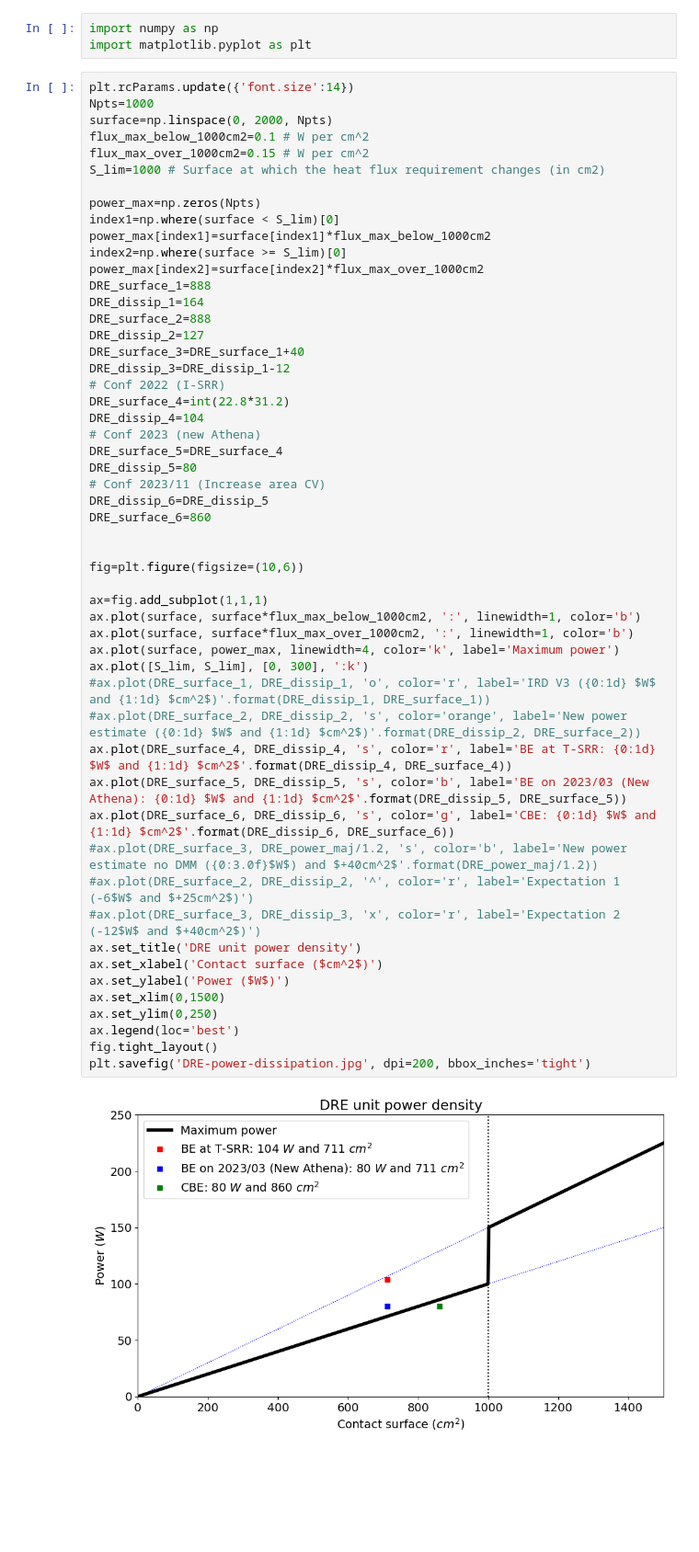
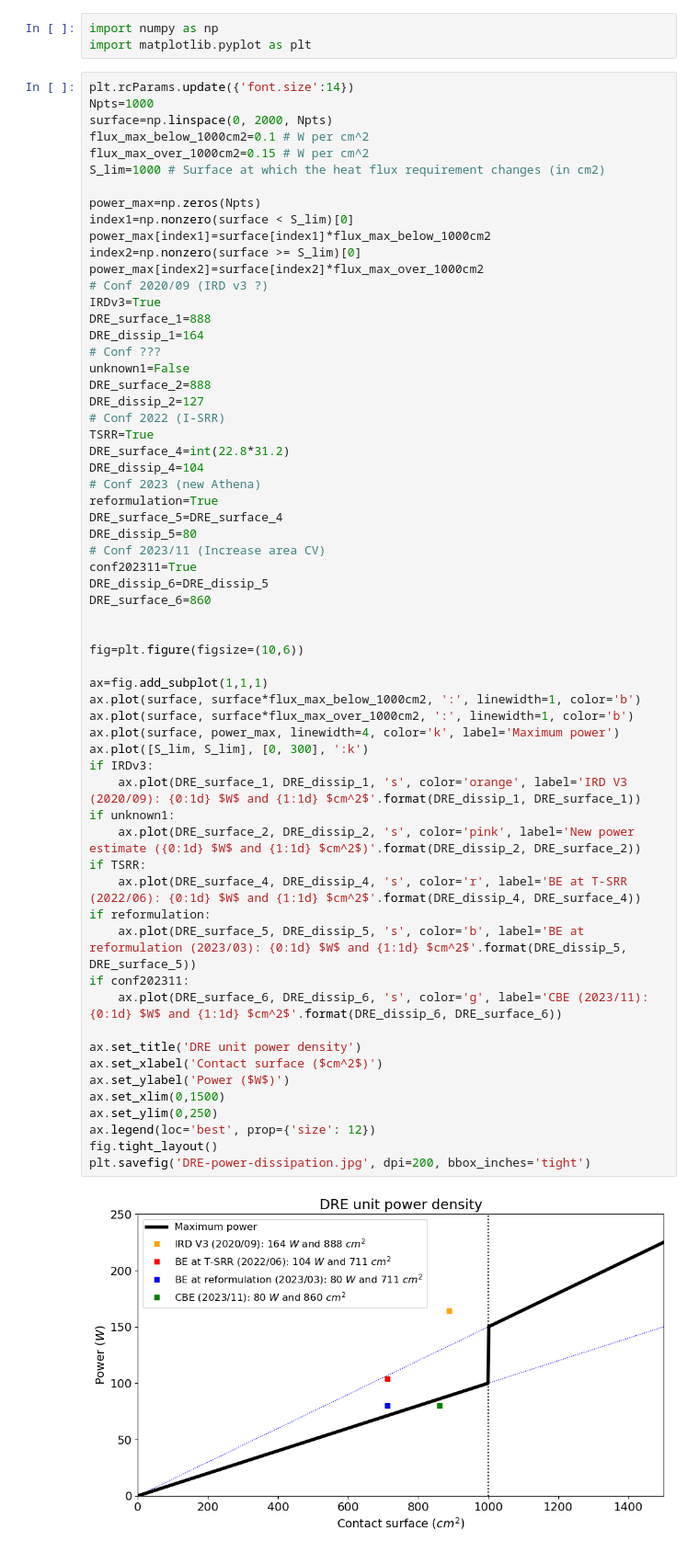
Before and after one commit to LaurentRavera/MyTechNotes, a Jupyter notebook: DRE_thermal/DRE_thermal_dissipation.ipynb, the cells around one changed output. Shown at 92% size. Drawn from its saved outputs; the diff is of its cells as text; blank space fills up the shorter version.

Commit message:
2023/11/21 * DRE thermal dissipation updated * Potential area increase of the CV taken into account

```diff
--- a/DRE_thermal/DRE_thermal_dissipation.ipynb
+++ b/DRE_thermal/DRE_thermal_dissipation.ipynb
@@ -24,49 +24,57 @@ flux_max_over_1000cm2=0.15 # W per cm^2
 S_lim=1000 # Surface at which the heat flux requirement changes (in cm2)
 
 power_max=np.zeros(Npts)
-index1=np.where(surface < S_lim)[0]
+index1=np.nonzero(surface < S_lim)[0]
 power_max[index1]=surface[index1]*flux_max_below_1000cm2
-index2=np.where(surface >= S_lim)[0]
+index2=np.nonzero(surface >= S_lim)[0]
 power_max[index2]=surface[index2]*flux_max_over_1000cm2
+# Conf 2020/09 (IRD v3 ?)
+IRDv3=True
 DRE_surface_1=888
 DRE_dissip_1=164
+# Conf ???
+unknown1=False
 DRE_surface_2=888
 DRE_dissip_2=127
-DRE_surface_3=DRE_surface_1+40
-DRE_dissip_3=DRE_dissip_1-12
 # Conf 2022 (I-SRR)
+TSRR=True
 DRE_surface_4=int(22.8*31.2)
 DRE_dissip_4=104
 # Conf 2023 (new Athena)
+reformulation=True
 DRE_surface_5=DRE_surface_4
 DRE_dissip_5=80
 # Conf 2023/11 (Increase area CV)
+conf202311=True
 DRE_dissip_6=DRE_dissip_5
 DRE_surface_6=860
 
 
 fig=plt.figure(figsize=(10,6))
 
 ax=fig.add_subplot(1,1,1)
 ax.plot(surface, surface*flux_max_below_1000cm2, ':', linewidth=1, color='b')
 ax.plot(surface, surface*flux_max_over_1000cm2, ':', linewidth=1, color='b')
 ax.plot(surface, power_max, linewidth=4, color='k', label='Maximum power')
 ax.plot([S_lim, S_lim], [0, 300], ':k')
-#ax.plot(DRE_surface_1, DRE_dissip_1, 'o', color='r', label='IRD V3 ({0:1d} $W$ and {1:1d} $cm^2$)'.format(DRE_dissip_1, DRE_surface_1))
-#ax.plot(DRE_surface_2, DRE_dissip_2, 's', color='orange', label='New power estimate ({0:1d} $W$ and {1:1d} $cm^2$)'.format(DRE_dissip_2, DRE_surface_2))
-ax.plot(DRE_surface_4, DRE_dissip_4, 's', color='r', label='BE at T-SRR: {0:1d} $W$ and {1:1d} $cm^2$'.format(DRE_dissip_4, DRE_surface_4))
-ax.plot(DRE_surface_5, DRE_dissip_5, 's', color='b', label='BE on 2023/03 (New Athena): {0:1d} $W$ and {1:1d} $cm^2$'.format(DRE_dissip_5, DRE_surface_5))
-ax.plot(DRE_surface_6, DRE_dissip_6, 's', color='g', label='CBE: {0:1d} $W$ and {1:1d} $cm^2$'.format(DRE_dissip_6, DRE_surface_6))
-#ax.plot(DRE_surface_3, DRE_power_maj/1.2, 's', color='b', label='New power estimate no DMM ({0:3.0f}$W$) and $+40cm^2$'.format(DRE_power_maj/1.2))
-#ax.plot(DRE_surface_2, DRE_dissip_2, '^', color='r', label='Expectation 1 (-6$W$ and $+25cm^2$)')
-#ax.plot(DRE_surface_3, DRE_dissip_3, 'x', color='r', label='Expectation 2 (-12$W$ and $+40cm^2$)')
+if IRDv3:
+    ax.plot(DRE_surface_1, DRE_dissip_1, 's', color='orange', label='IRD V3 (2020/09): {0:1d} $W$ and {1:1d} $cm^2$'.format(DRE_dissip_1, DRE_surface_1))
+if unknown1:
+    ax.plot(DRE_surface_2, DRE_dissip_2, 's', color='pink', label='New power estimate ({0:1d} $W$ and {1:1d} $cm^2$)'.format(DRE_dissip_2, DRE_surface_2))
+if TSRR:
+    ax.plot(DRE_surface_4, DRE_dissip_4, 's', color='r', label='BE at T-SRR (2022/06): {0:1d} $W$ and {1:1d} $cm^2$'.format(DRE_dissip_4, DRE_surface_4))
+if reformulation:
+    ax.plot(DRE_surface_5, DRE_dissip_5, 's', color='b', label='BE at reformulation (2023/03): {0:1d} $W$ and {1:1d} $cm^2$'.format(DRE_dissip_5, DRE_surface_5))
+if conf202311:
+    ax.plot(DRE_surface_6, DRE_dissip_6, 's', color='g', label='CBE (2023/11): {0:1d} $W$ and {1:1d} $cm^2$'.format(DRE_dissip_6, DRE_surface_6))
+
 ax.set_title('DRE unit power density')
 ax.set_xlabel('Contact surface ($cm^2$)')
 ax.set_ylabel('Power ($W$)')
 ax.set_xlim(0,1500)
 ax.set_ylim(0,250)
-ax.legend(loc='best')
+ax.legend(loc='best', prop={'size': 12})
 fig.tight_layout()
 plt.savefig('DRE-power-dissipation.jpg', dpi=200, bbox_inches='tight')
 # %% [output]
-[figure, old version]
+[figure, new version]
```
